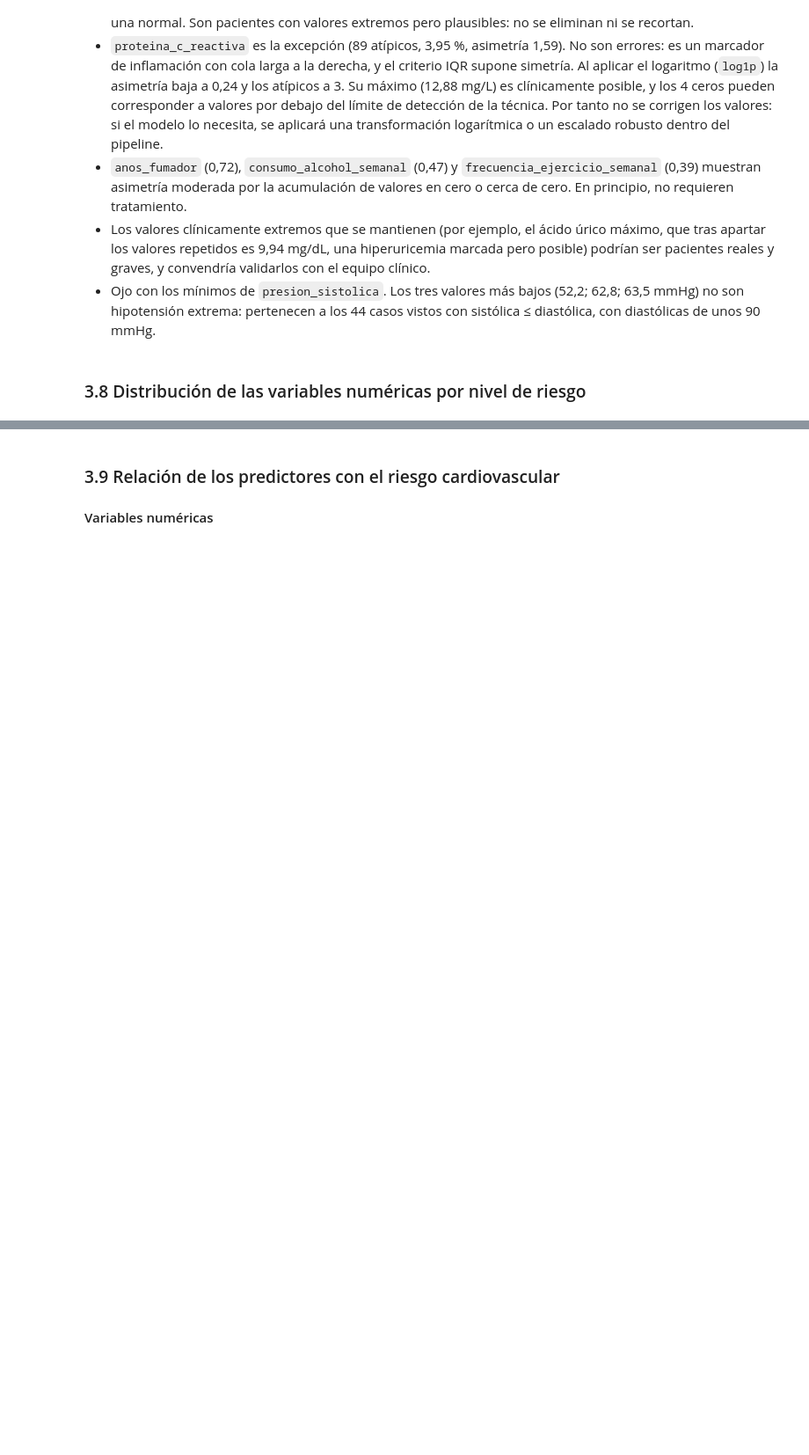
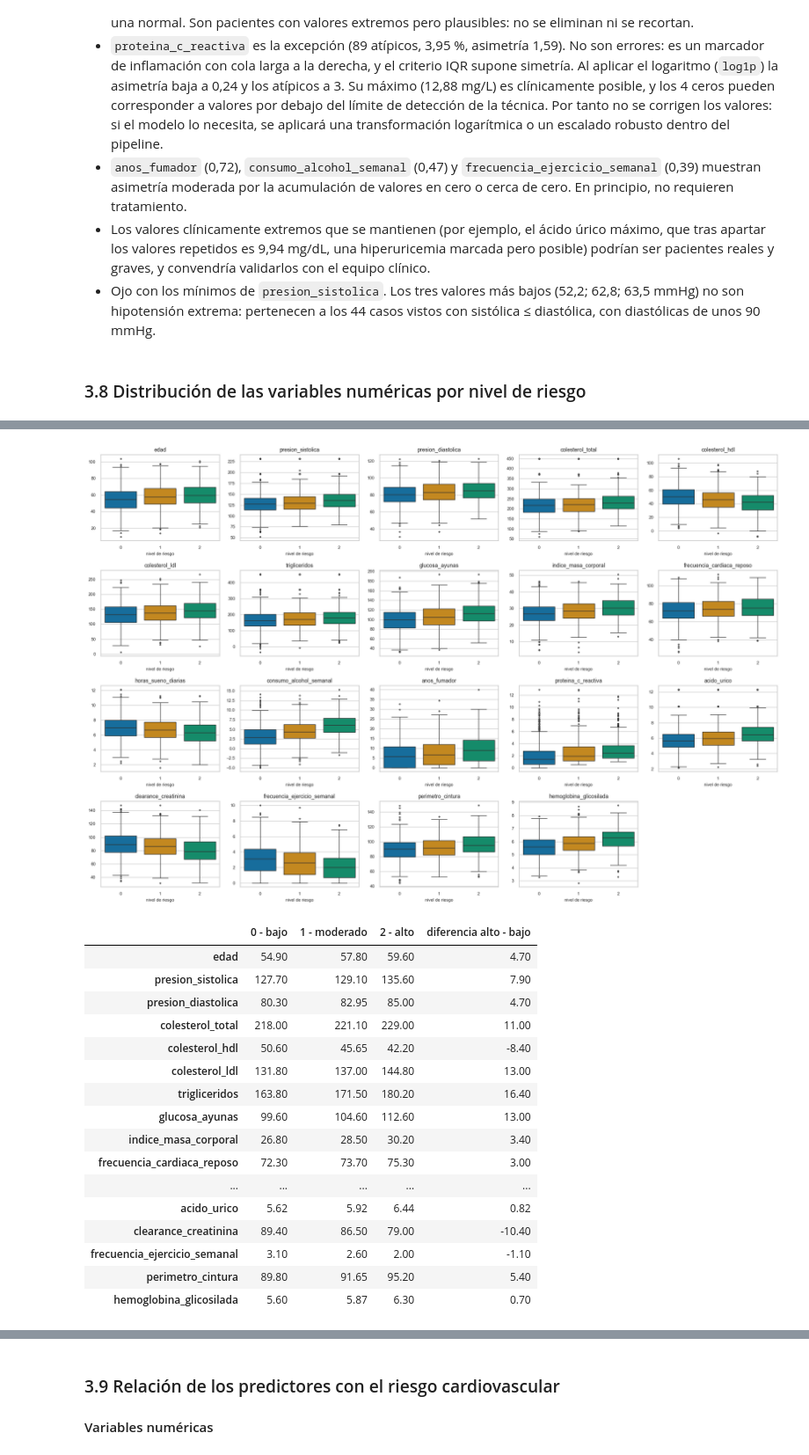
Before and after one commit to csm8-um/MasterIA-ML01, a Jupyter notebook: notebooks/Tarea1_ML.ipynb, the cells around one changed output, grey strips where cells are left out. Shown at 88% size. Drawn from its saved outputs; the diff is of its cells as text; code cells hidden in the pictures; blank space fills up the shorter version.

```diff
--- a/notebooks/Tarea1_ML.ipynb
+++ b/notebooks/Tarea1_ML.ipynb
@@ -170,6 +170,8 @@ El dataset consta de 28 atributos en total: 1 variable objetivo (target) y 27 va
 Para no repetir listas de columnas en todo el cuaderno, definimos aquí los grupos de variables.
 # %%
 TARGET = 'riesgo_cardiovascular'
+
+ETIQUETAS_RIESGO = {0: '0 - bajo', 1: '1 - moderado', 2: '2 - alto'}
 
 COLS_NUMERICAS = [
     'edad', 'presion_sistolica', 'presion_diastolica', 'colesterol_total',
@@ -1357,0 +1083,44 @@ Tres presiones sistólicas más bajas:
+# %%
+n_columnas = 5
+n_filas = math.ceil(len(COLS_NUMERICAS) / n_columnas)
+fig, axes = plt.subplots(n_filas, n_columnas, figsize=(18, n_filas * 3))
+axes = axes.flatten()
+
+for i, col in enumerate(COLS_NUMERICAS):
+    sns.boxplot(data=df, x=TARGET, y=col, hue=TARGET, palette='colorblind',
+                legend=False, fliersize=2, ax=axes[i])
+    axes[i].set_title(col, fontsize=10)
+    axes[i].set_xlabel('nivel de riesgo', fontsize=8)
+    axes[i].set_ylabel('')
+    axes[i].tick_params(labelsize=8)
+
+for ax in axes[len(COLS_NUMERICAS):]:
+    ax.set_visible(False)
+
+plt.tight_layout()
+plt.show()
+
+# Medianas por nivel de riesgo
+medianas = df.groupby(TARGET)[COLS_NUMERICAS].median().T
+medianas.columns = [ETIQUETAS_RIESGO[c] for c in medianas.columns]
+medianas['diferencia alto - bajo'] = medianas['2 - alto'] - medianas['0 - bajo']
+medianas.round(2)
+# %% [output]
+[figure, added]
+|  | 0 - bajo | 1 - moderado | 2 - alto | diferencia alto - bajo |
+| edad | 54.90 | 57.80 | 59.60 | 4.70 |
+| presion_sistolica | 127.70 | 129.10 | 135.60 | 7.90 |
+| presion_diastolica | 80.30 | 82.95 | 85.00 | 4.70 |
+| colesterol_total | 218.00 | 221.10 | 229.00 | 11.00 |
+| colesterol_hdl | 50.60 | 45.65 | 42.20 | -8.40 |
+| colesterol_ldl | 131.80 | 137.00 | 144.80 | 13.00 |
+| trigliceridos | 163.80 | 171.50 | 180.20 | 16.40 |
+| glucosa_ayunas | 99.60 | 104.60 | 112.60 | 13.00 |
+| indice_masa_corporal | 26.80 | 28.50 | 30.20 | 3.40 |
+| frecuencia_cardiaca_reposo | 72.30 | 73.70 | 75.30 | 3.00 |
+| ... | ... | ... | ... | ... |
+| acido_urico | 5.62 | 5.92 | 6.44 | 0.82 |
+| clearance_creatinina | 89.40 | 86.50 | 79.00 | -10.40 |
+| frecuencia_ejercicio_semanal | 3.10 | 2.60 | 2.00 | -1.10 |
+| perimetro_cintura | 89.80 | 91.65 | 95.20 | 5.40 |
+| hemoglobina_glicosilada | 5.60 | 5.87 | 6.30 | 0.70 |
```
Also changed, not shown: parts of 15 cells of this notebook.
